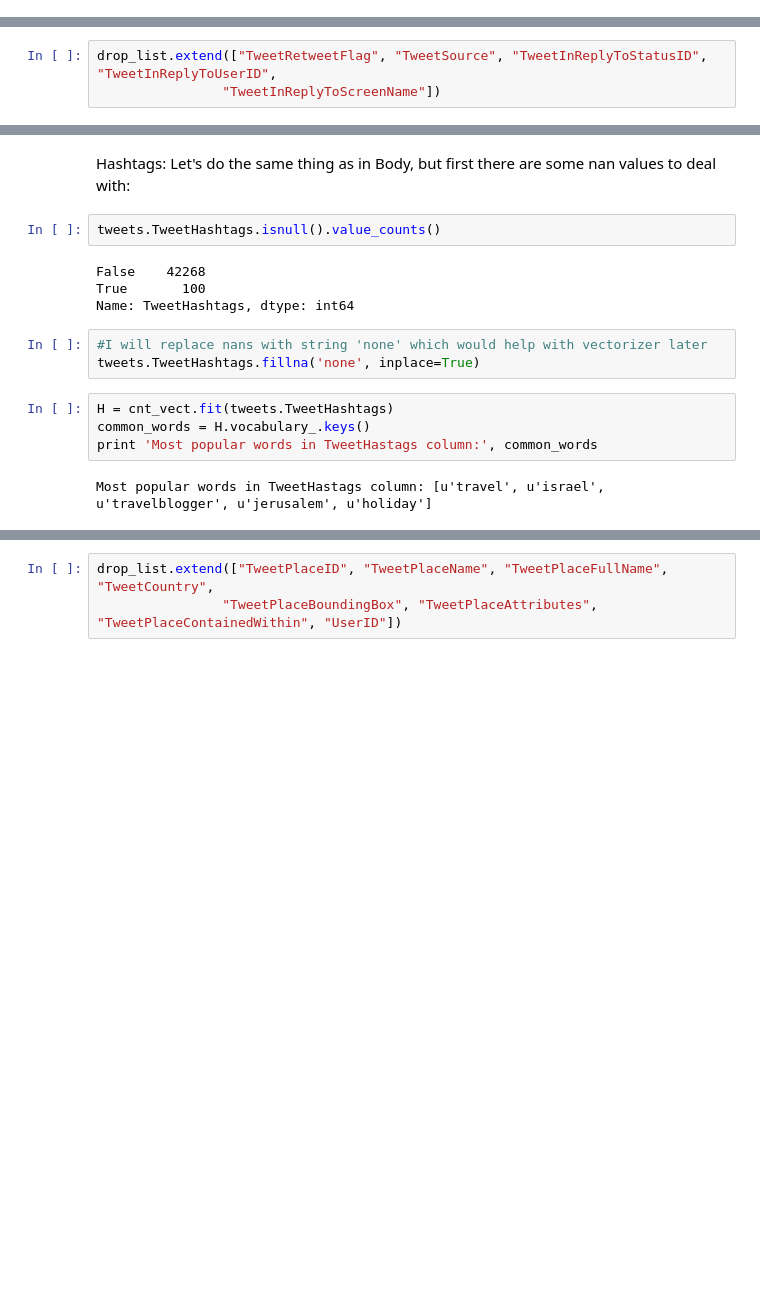
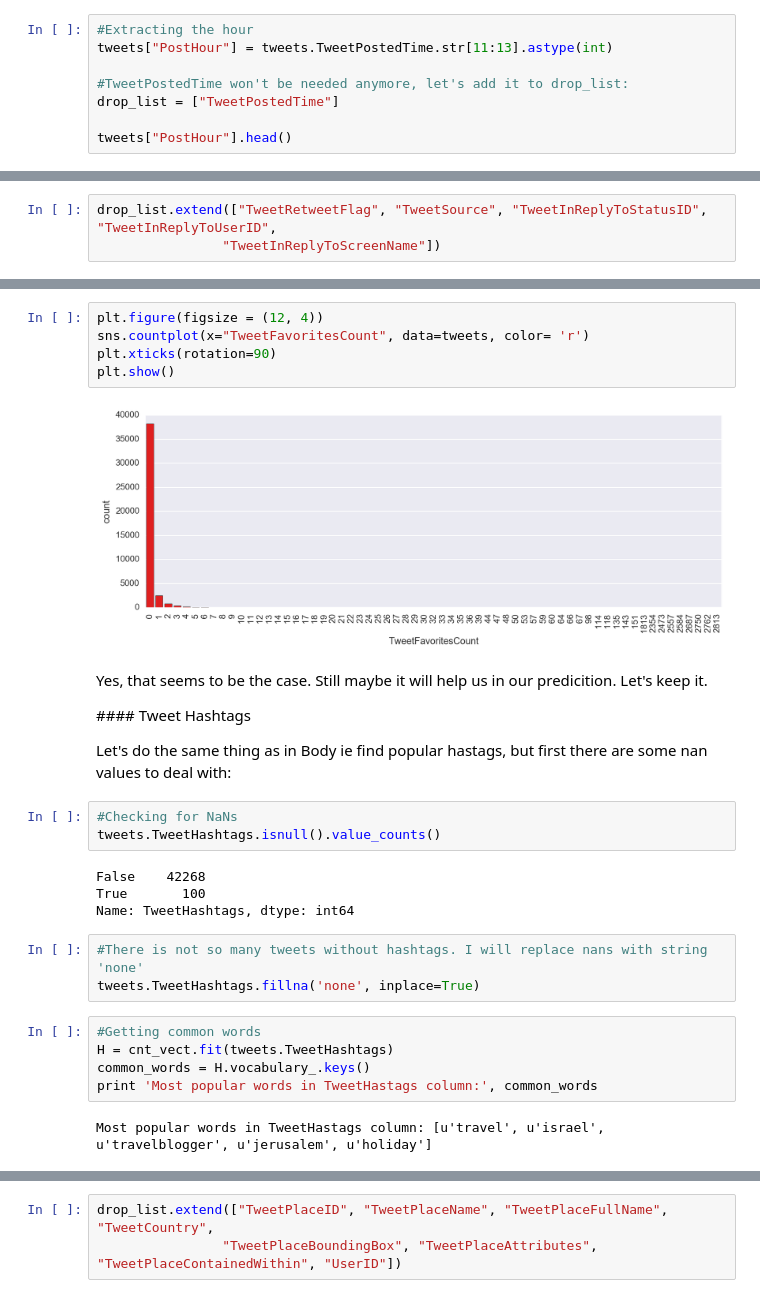
Before and after one commit to mags-zw/Retweets, a Jupyter notebook: Retweets.ipynb, the cells around one changed output, grey strips where cells are left out. Drawn from its saved outputs; the diff is of its cells as text; blank space fills up the shorter version.

```diff
--- a/Retweets.ipynb
+++ b/Retweets.ipynb
@@ -149,0 +112,8 @@ tweets["PopularWordsBody"] = tweets['TweetBody'].map(check_if_in_col)
+# %%
+#Extracting the hour
+tweets["PostHour"] = tweets.TweetPostedTime.str[11:13].astype(int)
+
+#TweetPostedTime won't be needed anymore, let's add it to drop_list:
+drop_list = ["TweetPostedTime"]
+
+tweets["PostHour"].head()
@@ -204,16 +230,28 @@ Name: TweetFavoritesCount, dtype: int64
+# %%
+plt.figure(figsize = (12, 4))
+sns.countplot(x="TweetFavoritesCount", data=tweets, color= 'r')
+plt.xticks(rotation=90)
+plt.show()
+# %% [output]
+[figure, added]
 # %% [markdown]
-Hashtags:
-Let's do the same thing as in Body, but first there are some nan values to deal with:
+Yes, that seems to be the case. Still maybe it will help us in our predicition. Let's keep it.
+
+#### Tweet Hashtags
+
+Let's do the same thing as in Body ie find popular hastags, but first there are some nan values to deal with:
 # %%
+#Checking for NaNs
 tweets.TweetHashtags.isnull().value_counts()
 # %% [output]
 False    42268
 True       100
 Name: TweetHashtags, dtype: int64
 # %%
-#I will replace nans with string 'none' which would help with vectorizer later
+#There is not so many tweets without hashtags. I will replace nans with string 'none'
 tweets.TweetHashtags.fillna('none', inplace=True)
 # %%
+#Getting common words
 H = cnt_vect.fit(tweets.TweetHashtags)
 common_words = H.vocabulary_.keys()
 print 'Most popular words in TweetHastags column:', common_words
```
Also changed, not shown: parts of 125 cells of this notebook.
